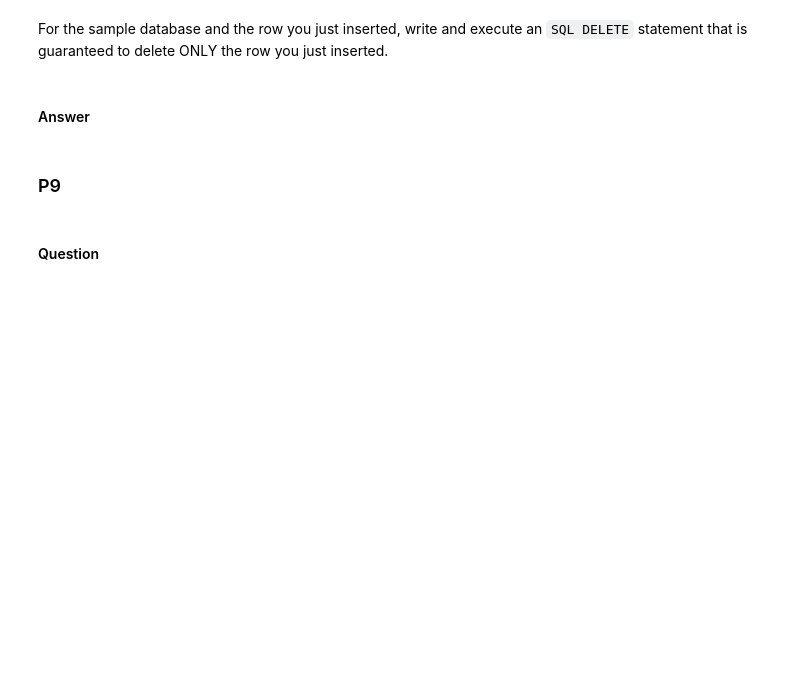
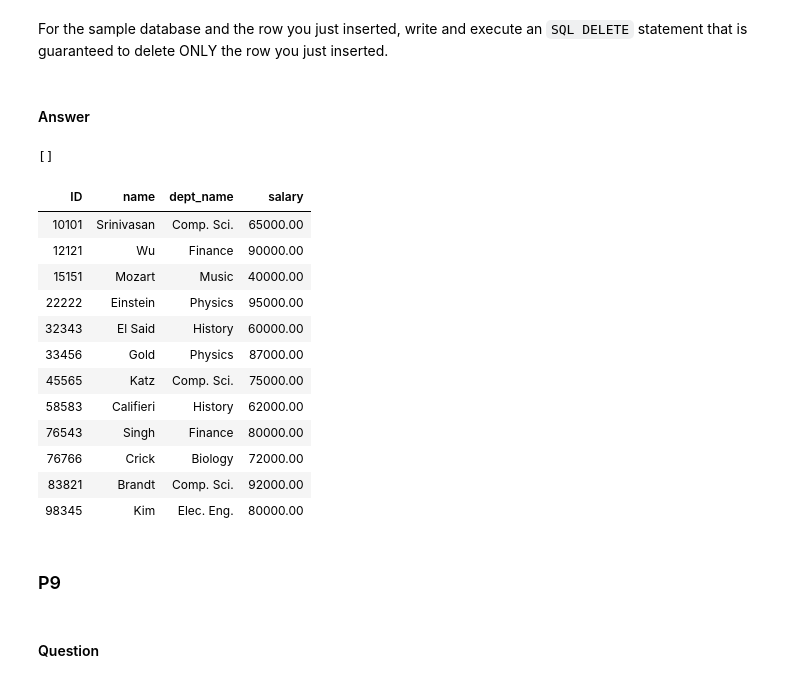
Before and after one commit to ChefAharoni/W4111-Intro-to-Databases-Spring-2026, a Jupyter notebook: Homework/HW1/aa5471-W4111-spring-2026-002-HW1b.ipynb, the cells around one changed output. Cells and saved outputs as stored; diff of their text form; code cells hidden in the pictures; blank space fills up the shorter version.

```diff
--- a/Homework/HW1/aa5471-W4111-spring-2026-002-HW1b.ipynb
+++ b/Homework/HW1/aa5471-W4111-spring-2026-002-HW1b.ipynb
@@ -487,3 +511,28 @@
+# %%
+%%sql
+use db_book;
+delete from instructor
+where id = 666;
+# %% [output]
+[]
+# %%
+%%sql
+use db_book;
+select * from instructor ;
+# %% [output]
+| ID | name | dept_name | salary |
+| 10101 | Srinivasan | Comp. Sci. | 65000.00 |
+| 12121 | Wu | Finance | 90000.00 |
+| 15151 | Mozart | Music | 40000.00 |
+| 22222 | Einstein | Physics | 95000.00 |
+| 32343 | El Said | History | 60000.00 |
+| 33456 | Gold | Physics | 87000.00 |
+| 45565 | Katz | Comp. Sci. | 75000.00 |
+| 58583 | Califieri | History | 62000.00 |
+| 76543 | Singh | Finance | 80000.00 |
+| 76766 | Crick | Biology | 72000.00 |
+| 83821 | Brandt | Comp. Sci. | 92000.00 |
+| 98345 | Kim | Elec. Eng. | 80000.00 |
 # %% [markdown]
 ### P9
 # %% [markdown]
```
Also changed, not shown: parts of 7 cells of this notebook.
